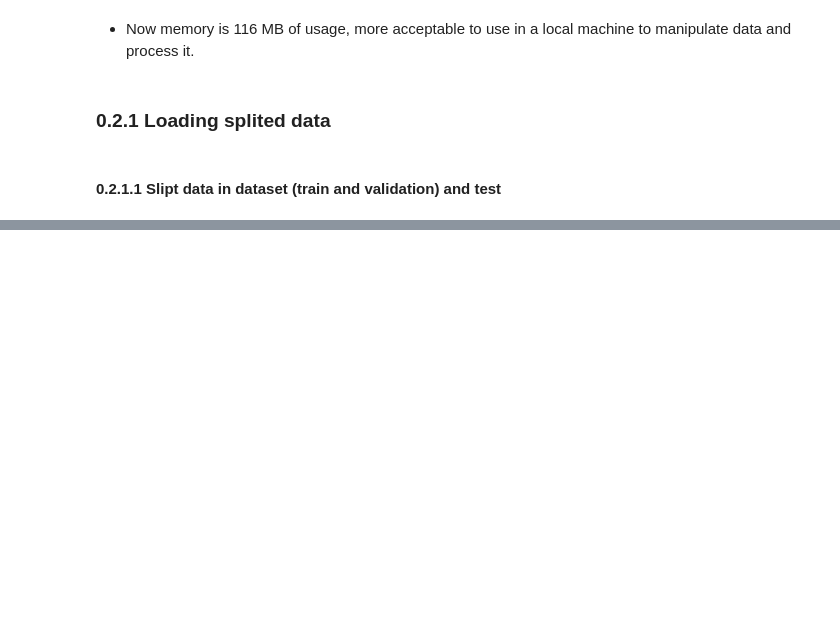
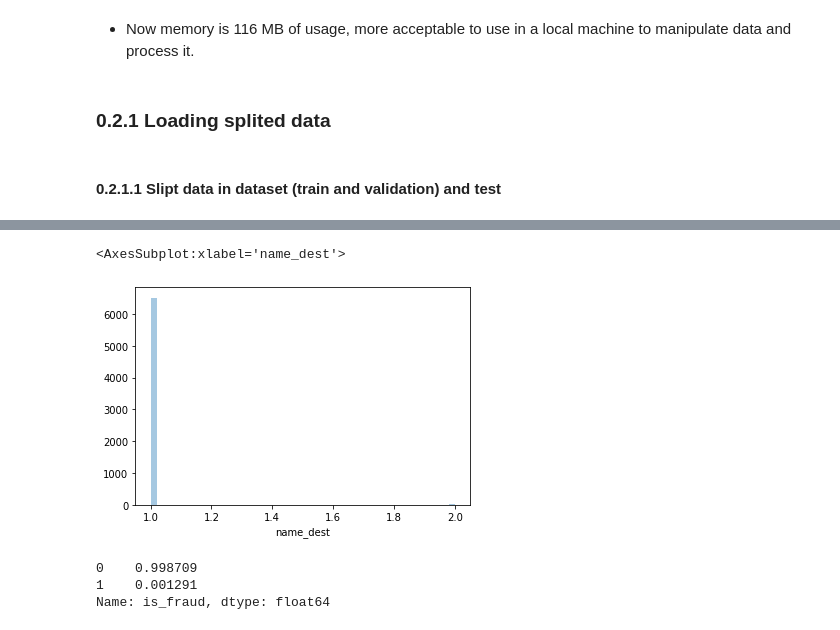
Before and after one commit to LessioGuilherme/pa002_block_fraud_company, a Jupyter notebook: notebooks/pa002_block_fraud_company_sprint01.ipynb, the cells around one changed output, grey strips where cells are left out. Saved outputs shown, nothing was run; the diff lists cells and outputs as text; code cells hidden in the pictures; blank space fills up the shorter version.

```diff
--- a/notebooks/pa002_block_fraud_company_sprint01.ipynb
+++ b/notebooks/pa002_block_fraud_company_sprint01.ipynb
@@ -102,0 +352,11 @@ ab
+# %%
+sns.distplot(df1[df1['is_fraud']==1]['name_dest'].value_counts(), kde = False)
+# %% [output]
+<AxesSubplot:xlabel='name_dest'>
+[figure, added]
+# %%
+target_atribute.value_counts(normalize=True)
+# %% [output]
+0    0.998709
+1    0.001291
+Name: is_fraud, dtype: float64
```
Also changed, not shown: parts of 48 cells of this notebook.
